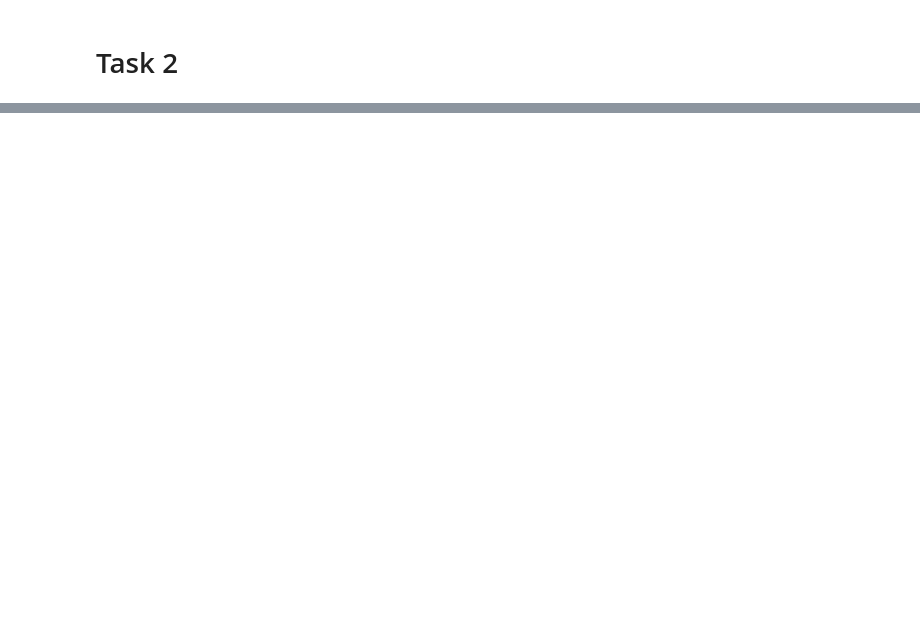
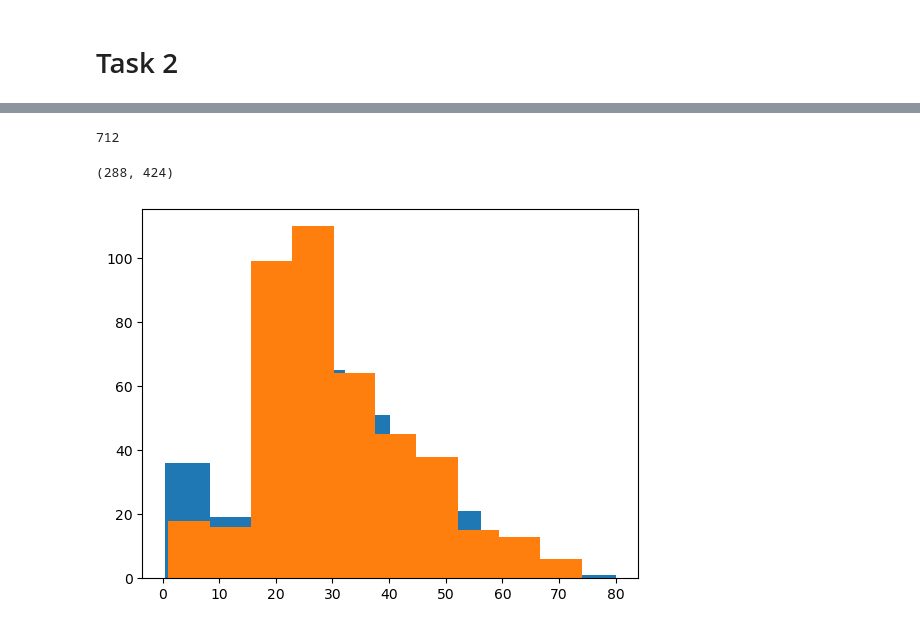
Before and after one commit to HarshitRaj3007/LLMs_SoC2023, a Jupyter notebook: MiniHackathon/Task1&2.ipynb, the cells around one changed output, grey strips where cells are left out. Cells and saved outputs as stored; diff of their text form; code cells hidden in the pictures; blank space fills up the shorter version.

```diff
--- a/MiniHackathon/Task1&2.ipynb
+++ b/MiniHackathon/Task1&2.ipynb
@@ -652,0 +549,4 @@ From above loop, p1 = 0.6 and p2 = 0.3 gives the best average accuracy of $\appr
+# %%
+data1 = pd.read_csv("./train.csv")
+for col in data1:
+    print(f"{col} has {data1[col].isna().sum()} empty values")
@@ -654,0 +801,4 @@ From above loop, p1 = 0.6 and p2 = 0.3 gives the best average accuracy of $\appr
+# %%
+len(data1)
+data1 = data1.drop(columns="Cabin")
+data1.head()
@@ -654,0 +812,17 @@ From above loop, p1 = 0.6 and p2 = 0.3 gives the best average accuracy of $\appr
+# %%
+data1 = data1.dropna()
+len(data1)
+# %% [output]
+712
+# %%
+survived = data1[data1["Survived"]==1]
+dead = data1[data1["Survived"]==0]
+len(survived),len(dead)
+# %% [output]
+(288, 424)
+# %%
+plt.hist(survived["Age"])
+plt.hist(dead["Age"])
+plt.show()
+# %% [output]
+[figure, added]
```
Also changed, not shown: parts of 111 cells of this notebook, 1 other file.
